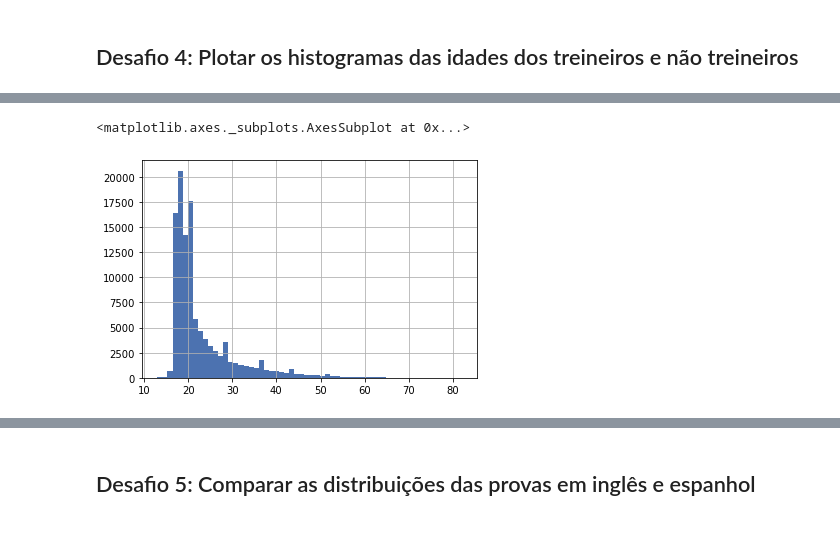
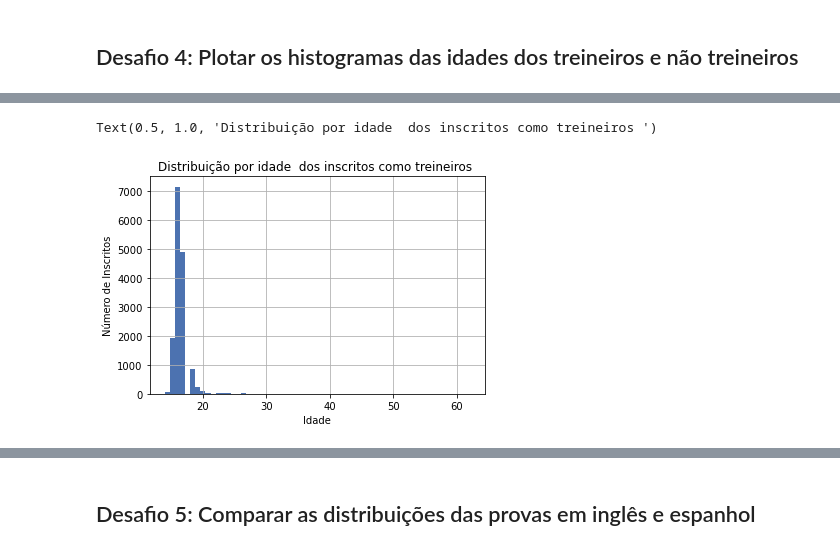
Before and after one commit to katiaOliveira23/Data-Science, a Jupyter notebook: Notebooks/imersao-dados-alura/desafios_aula_01.ipynb, the cells around one changed output, grey strips where cells are left out. Drawn from its saved outputs; the diff is of its cells as text; code cells hidden in the pictures.

```diff
--- a/Notebooks/imersao-dados-alura/desafios_aula_01.ipynb
+++ b/Notebooks/imersao-dados-alura/desafios_aula_01.ipynb
@@ -77,7 +82,10 @@ treineiros['NU_IDADE'].hist(bins = 60)
-# %%
-n_treineiros = dados.query('IN_TREINEIRO == 0')
-
-n_treineiros['NU_IDADE'].hist(bins = 60)
-# %% [output]
-<matplotlib.axes._subplots.AxesSubplot at 0x...>
-[figure, removed]
+# %%
+# retorna os candidados inscritos como treineiros
+treineiros = dados.query('IN_TREINEIRO == 1')
+treineiros['NU_IDADE'].hist(bins = 60)
+plt.xlabel('Idade')
+plt.ylabel('Número de Inscritos')
+plt.title("Distribuição por idade  dos inscritos como treineiros ")
+# %% [output]
+Text(0.5, 1.0, 'Distribuição por idade  dos inscritos como treineiros ')
+[figure, added]
```
Also changed, not shown: parts of 17 cells of this notebook.
